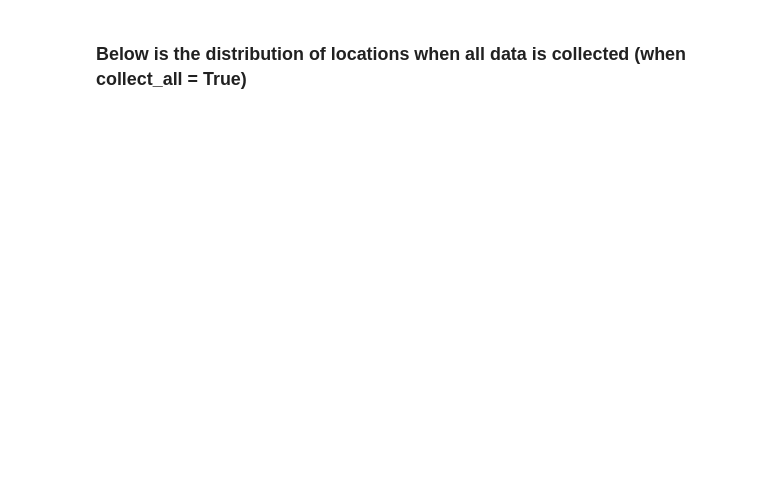
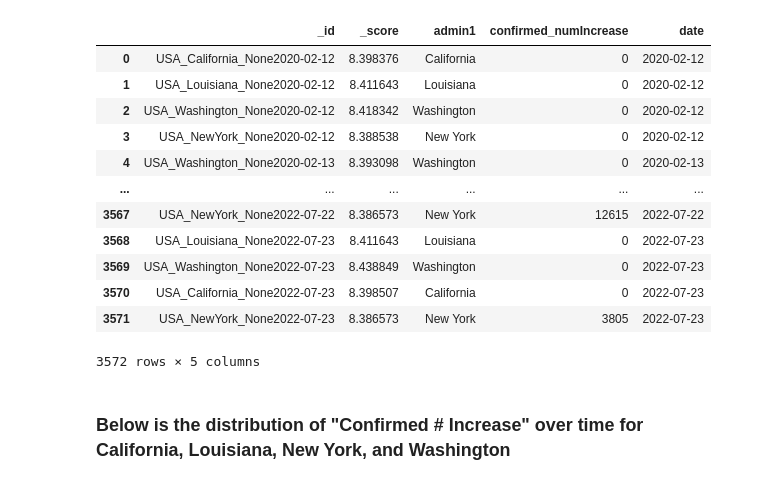
Before and after one commit to outbreak-info/python-outbreak-info, a Jupyter notebook: visualization_demos/visualization_demos.ipynb, the cells around one changed output. Saved outputs shown, nothing was run; the diff lists cells and outputs as text; code cells hidden in the pictures; blank space fills up the shorter version.

```diff
--- a/visualization_demos/visualization_demos.ipynb
+++ b/visualization_demos/visualization_demos.ipynb
@@ -44,5 +15,6 @@ data_all
+# %%
+states_df = pd.DataFrame(data_all['hits'])
 # %%
-out_1 = pd.DataFrame(data_all['hits'])
-out_1['date'] = out_1['date'].apply(lambda x: pd.to_datetime(x))
-out_1 = out_1.sort_values('date')
-out_1.reset_index(inplace=True, drop=True)
+states_df['date'] = states_df['date'].apply(lambda x: pd.to_datetime(x))
+states_df = states_df.sort_values('date')
+states_df.reset_index(inplace=True, drop=True)
@@ -146,4 +21,20 @@ pd.DataFrame(lin_mut['results']['P.1'])
-# %% [markdown]
-### Below is the distribution of locations when all data is collected (when collect_all = True)
+# %%
+states_df
+# %% [output]
+|  | _id | _score | admin1 | confirmed_numIncrease | date |
+| 0 | USA_California_None2020-02-12 | 8.398376 | California | 0 | 2020-02-12 |
+| 1 | USA_Louisiana_None2020-02-12 | 8.411643 | Louisiana | 0 | 2020-02-12 |
+| 2 | USA_Washington_None2020-02-12 | 8.418342 | Washington | 0 | 2020-02-12 |
+| 3 | USA_NewYork_None2020-02-12 | 8.388538 | New York | 0 | 2020-02-12 |
+| 4 | USA_Washington_None2020-02-13 | 8.393098 | Washington | 0 | 2020-02-13 |
+| ... | ... | ... | ... | ... | ... |
+| 3567 | USA_NewYork_None2022-07-22 | 8.386573 | New York | 12615 | 2022-07-22 |
+| 3568 | USA_Louisiana_None2022-07-23 | 8.411643 | Louisiana | 0 | 2022-07-23 |
+| 3569 | USA_Washington_None2022-07-23 | 8.438849 | Washington | 0 | 2022-07-23 |
+| 3570 | USA_California_None2022-07-23 | 8.398507 | California | 0 | 2022-07-23 |
+| 3571 | USA_NewYork_None2022-07-23 | 8.386573 | New York | 3805 | 2022-07-23 |
+3572 rows × 5 columns
+# %% [markdown]
+### Below is the distribution of "Confirmed # Increase" over time for California, Louisiana, New York, and Washington
 # %%
 # base feature viz // amount of new covid cases
```
Also changed, not shown: parts of 16 cells of this notebook, 2 other files.
